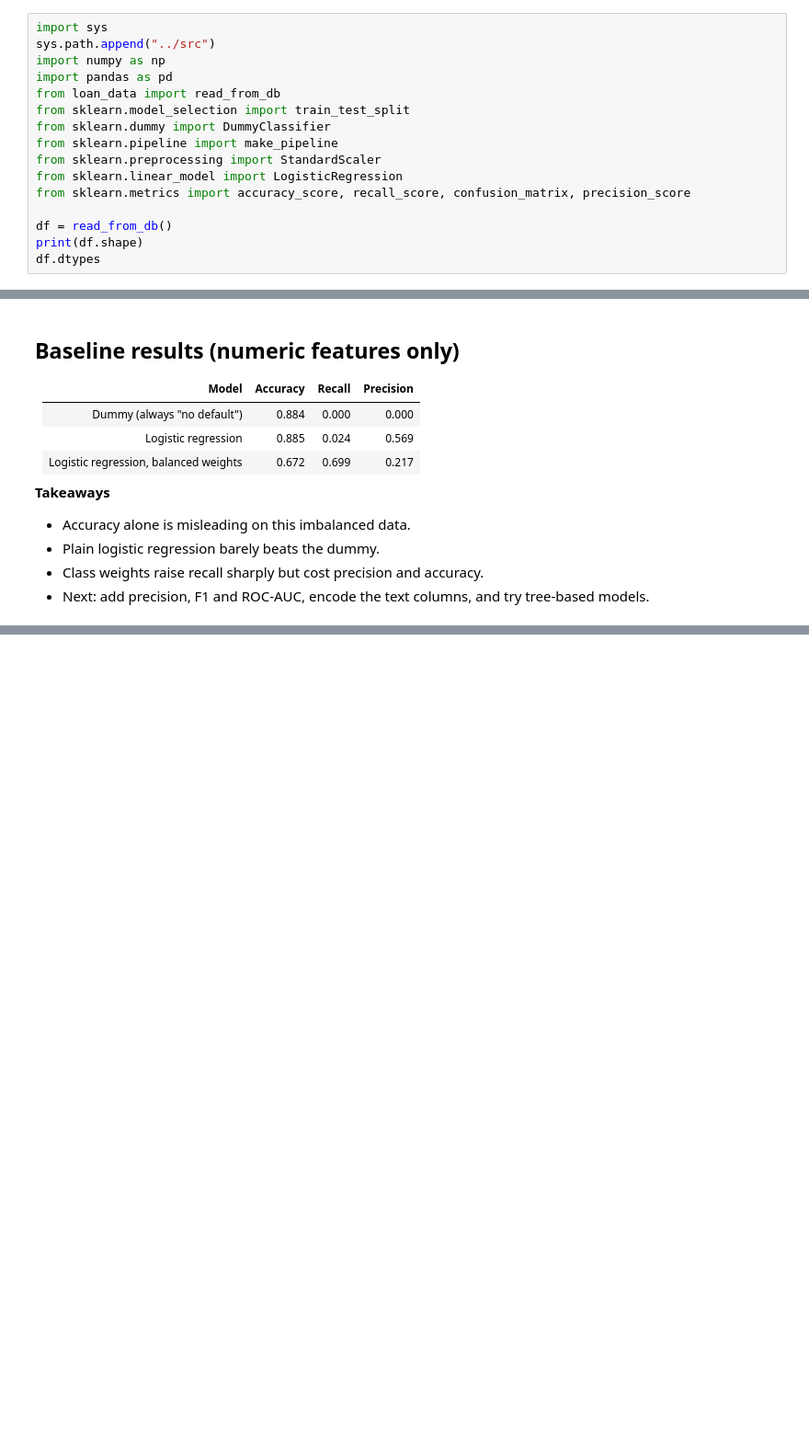
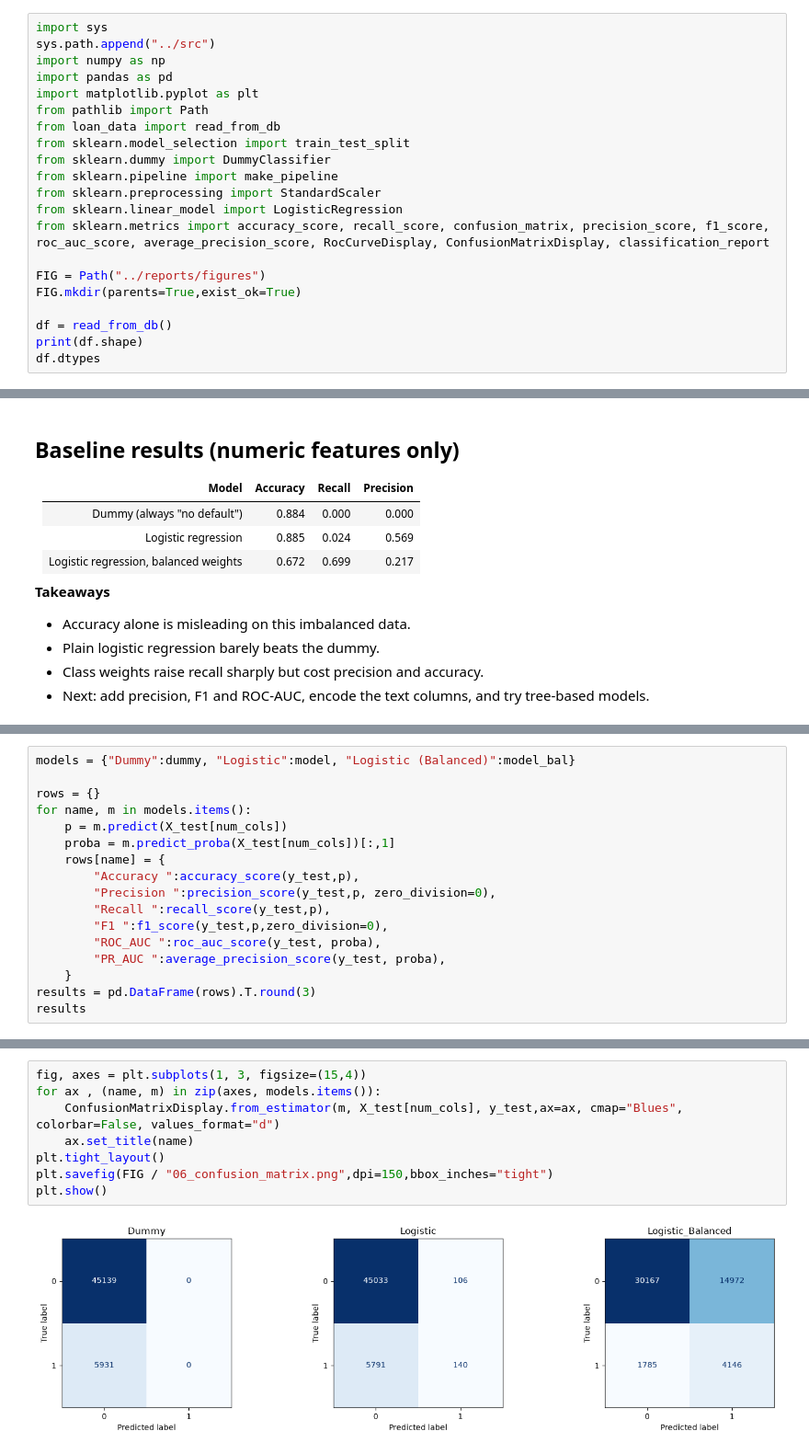
Before and after one commit to SrinuGonthini/loan-default-prediction-api, a Jupyter notebook: notebooks/02_modeling.ipynb, the cells around one changed output, grey strips where cells are left out. Shown at 92% size. Saved outputs shown, nothing was run; the diff lists cells and outputs as text; blank space fills up the shorter version.

Commit message:
Add evaluation metrics, confusion matrices, roc curves, threshold analysis

```diff
--- a/notebooks/02_modeling.ipynb
+++ b/notebooks/02_modeling.ipynb
@@ -11,13 +11,18 @@ import sys
 sys.path.append("../src")
 import numpy as np
 import pandas as pd
+import matplotlib.pyplot as plt
+from pathlib import Path
 from loan_data import read_from_db
 from sklearn.model_selection import train_test_split
 from sklearn.dummy import DummyClassifier
 from sklearn.pipeline import make_pipeline
 from sklearn.preprocessing import StandardScaler
 from sklearn.linear_model import LogisticRegression
-from sklearn.metrics import accuracy_score, recall_score, confusion_matrix, precision_score
+from sklearn.metrics import accuracy_score, recall_score, confusion_matrix, precision_score, f1_score, roc_auc_score, average_precision_score, RocCurveDisplay, ConfusionMatrixDisplay, classification_report
+
+FIG = Path("../reports/figures")
+FIG.mkdir(parents=True,exist_ok=True)
 
 df = read_from_db()
 print(df.shape)
@@ -158,0 +148,17 @@ results
+# %%
+models = {"Dummy":dummy, "Logistic":model, "Logistic (Balanced)":model_bal}
+
+rows = {}
+for name, m in models.items():
+    p = m.predict(X_test[num_cols])
+    proba = m.predict_proba(X_test[num_cols])[:,1]
+    rows[name] = {
+        "Accuracy ":accuracy_score(y_test,p),
+        "Precision ":precision_score(y_test,p, zero_division=0),
+        "Recall ":recall_score(y_test,p),
+        "F1 ":f1_score(y_test,p,zero_division=0),
+        "ROC_AUC ":roc_auc_score(y_test, proba),
+        "PR_AUC ":average_precision_score(y_test, proba),
+    }
+results = pd.DataFrame(rows).T.round(3)
+results
@@ -158,0 +178,10 @@ results
+# %%
+fig, axes = plt.subplots(1, 3, figsize=(15,4))
+for ax , (name, m) in zip(axes, models.items()):
+    ConfusionMatrixDisplay.from_estimator(m, X_test[num_cols], y_test,ax=ax, cmap="Blues", colorbar=False, values_format="d")
+    ax.set_title(name)
+plt.tight_layout()
+plt.savefig(FIG / "06_confusion_matrix.png",dpi=150,bbox_inches="tight")
+plt.show()
+# %% [output]
+[figure, added]
```
Also changed, not shown: parts of 13 cells of this notebook, 2 other files.
